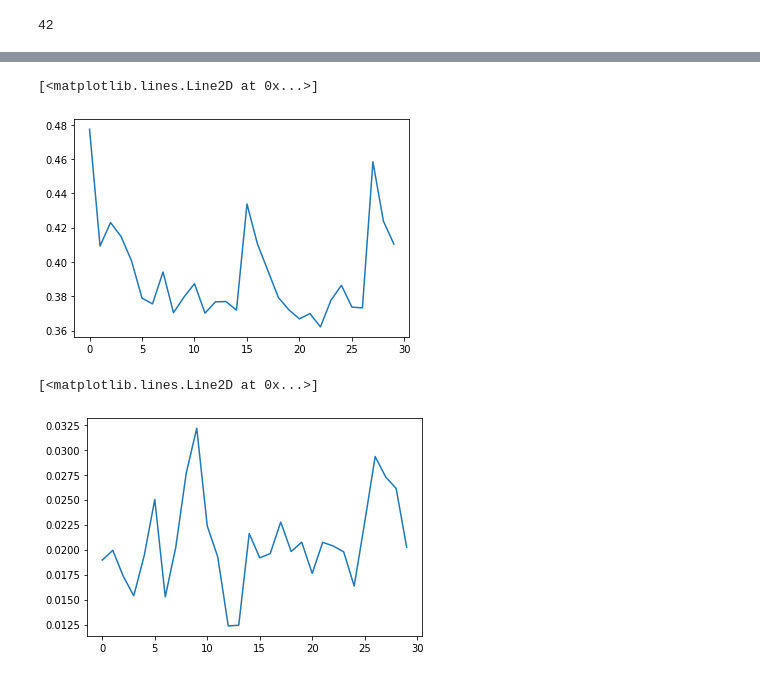
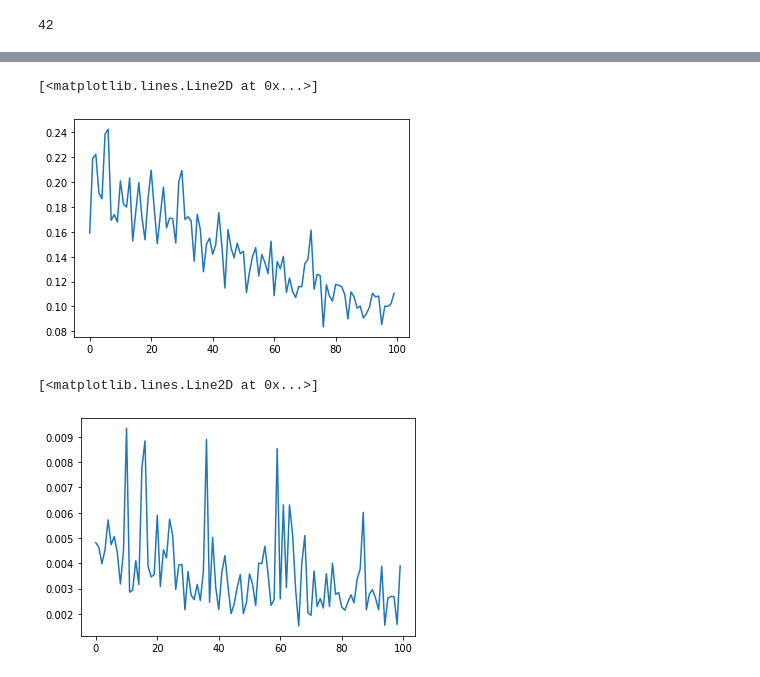
Before and after one commit to Akshayakayy/COVID19_X-rays, a Jupyter notebook: covid.ipynb, the cells around one changed output, grey strips where cells are left out. Drawn from its saved outputs; the diff is of its cells as text; code cells hidden in the pictures.

Commit message:
Transfer learning with weighted sampling

```diff
--- a/covid.ipynb
+++ b/covid.ipynb
@@ -101,10 +119,11 @@ len(balanced_val_indices)
 # %%
 # Creating data samplers:
-train_sampler = SubsetRandomSampler(train_indices)
+train_dataset = torch.utils.data.Subset(covid_dataset, train_indices)
+train_sampler = WeightedRandomSampler(weights, len(weights))
 valid_sampler = SubsetRandomSampler(balanced_val_indices)
 # %%
 # Creating data loaders:
-train_loader = torch.utils.data.DataLoader(covid_dataset, batch_size=batch_size,
+train_loader = torch.utils.data.DataLoader(train_dataset, batch_size=batch_size,
                                            sampler=train_sampler,
                                            num_workers=2)
 validation_loader = torch.utils.data.DataLoader(covid_dataset, batch_size=batch_size,
@@ -205,7 +224,7 @@ class XRayNet(nn.Module):
         return x
 # %%
 # defining the model
-model_type = "cnn"
+model_type = "transfer"
 
 if model_type == "cnn":
     model = XRayNet()
@@ -311,11 +334,12 @@ def accuracy(output, target):
                 correct += 1
     return correct
 # %%
-n_epoch = 30
+n_epoch = 100
 min_val_loss = np.Inf
 
 train_losses = []
 val_losses = []
+val_accs = []
 
 for e in range(n_epoch):
 
@@ -376,6 +400,7 @@ for e in range(n_epoch):
 
     train_losses.append(epoch_train_loss)
     val_losses.append(epoch_val_loss)
+    val_accs.append(acc)
 
     if epoch_val_loss <= min_val_loss:
         print('Validation loss decreased {} -> {}. Saving model...'.format(min_val_loss, epoch_val_loss))
@@ -402,10 +427,10 @@ Epoch 29, train loss : 0.41040743753733633, validation loss :0.02024527623049168
 # %%
-plt.plot(list(range(n_epoch)), train_losses)
+plt.plot(list(range(len(train_losses))), train_losses)
 # %% [output]
 [<matplotlib.lines.Line2D at 0x...>]
-[figure, old version]
+[figure, new version]
 # %%
-plt.plot(list(range(n_epoch)), val_losses)
+plt.plot(list(range(len(val_losses))), val_losses)
 # %% [output]
 [<matplotlib.lines.Line2D at 0x...>]
-[figure, old version]
+[figure, new version]
```
Also changed, not shown: parts of 9 cells of this notebook.
